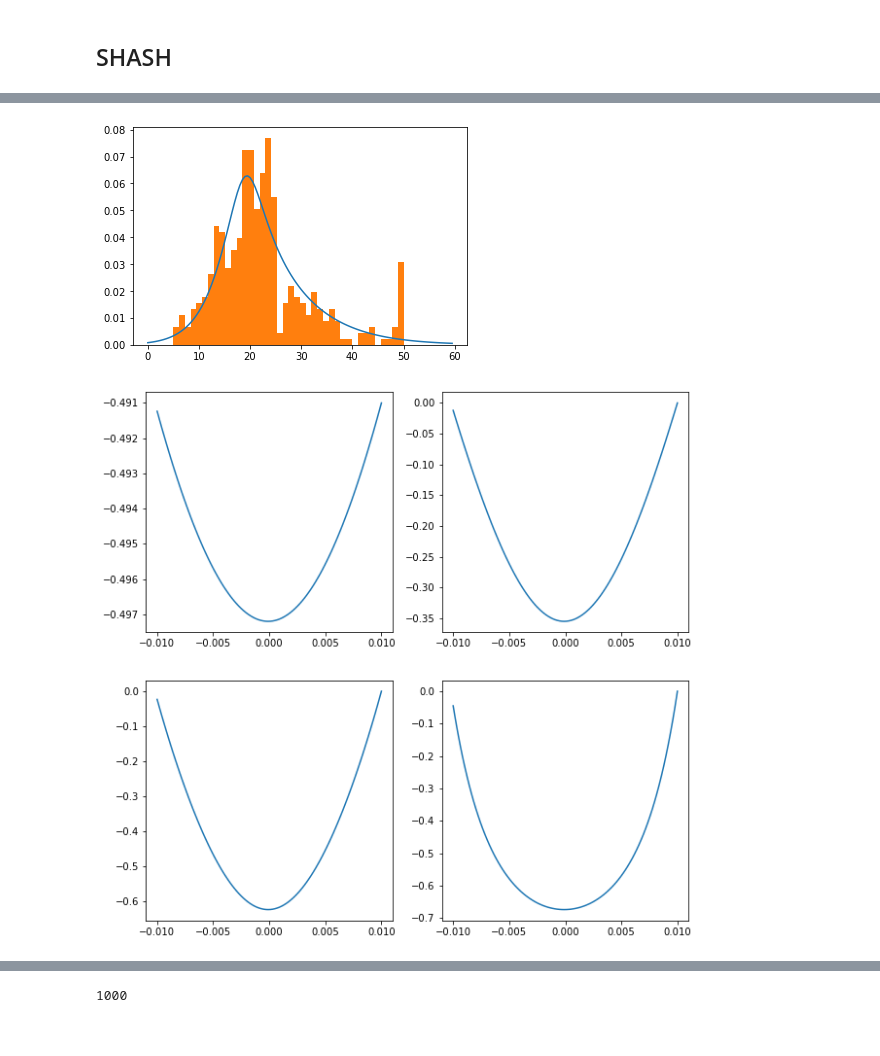
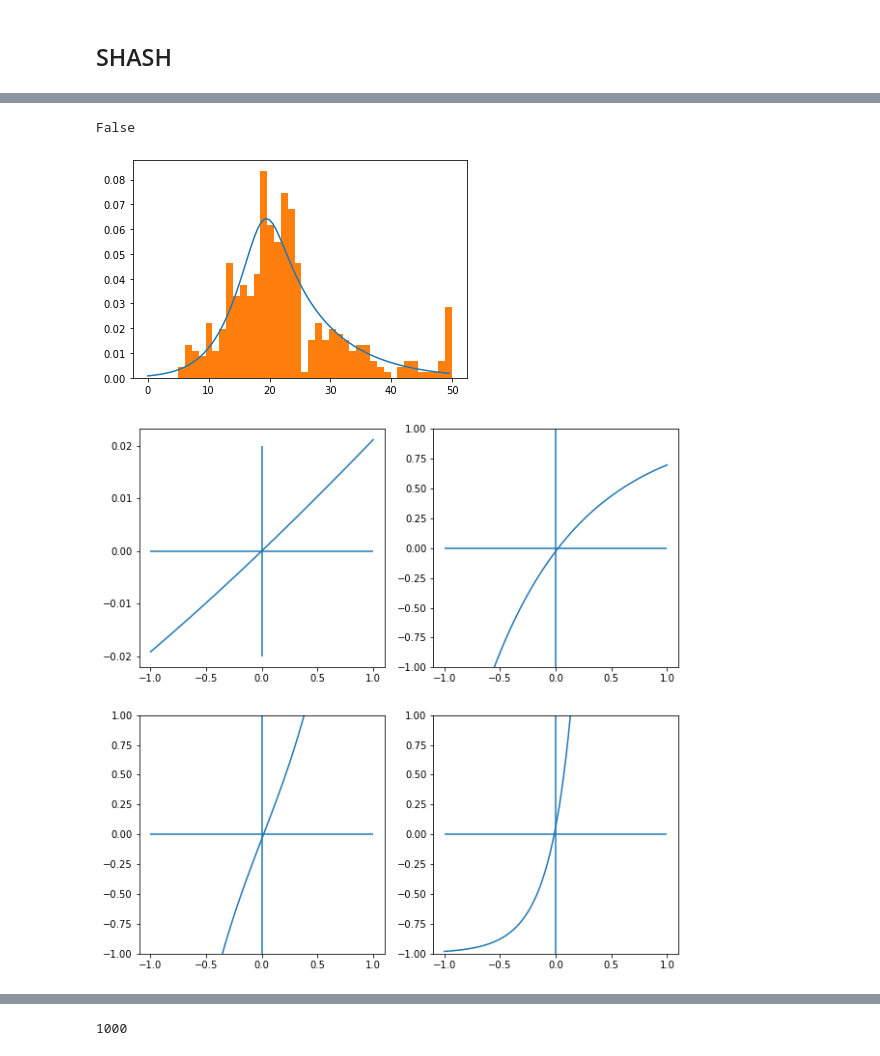
Before and after one commit to vlcekl/gboost_experiments, a Jupyter notebook: notebooks/test_shash.ipynb, the cells around one changed output, grey strips where cells are left out. Saved outputs shown, nothing was run; the diff lists cells and outputs as text; code cells hidden in the pictures.

Commit message:
updating ngboost

```diff
--- a/notebooks/test_shash.ipynb
+++ b/notebooks/test_shash.ipynb
@@ -54,9 +54,0 @@ plt.hist(Y_train, bins=30)
-# %%
-from ngboost import NGBRegressor
-from ngboost.distns import Exponential, Normal, LogNormal, SHASH, Laplace
-
-ngb = NGBRegressor(Dist=Laplace, n_estimators=1000)
-ngb.fit(X_train, Y_train, X_val=X_test, Y_val=Y_test)
-preds = ngb.staged_predict(X_test)
-print(ngb.best_val_loss_itr)
-best_preds = ngb.predict(X_test, max_iter=ngb.best_val_loss_itr)
@@ -156,9 +136,11 @@ Test NLL 4.216359881490615
 from ngboost import NGBRegressor
 from ngboost.distns import Exponential, Normal, LogNormal, SHASH
 
-ngbs = NGBRegressor(Dist=Normal, n_estimators=500, natural_gradient=True)
+np.seterr(all="ignore", under="ignore")
+
+ngbs = NGBRegressor(Dist=SHASH, n_estimators=1000, natural_gradient=True)
 ngbs.fit(X_train, Y_train, X_val=X_test, Y_val=Y_test)
-preds = ngb.staged_predict(X_test)
+preds = ngbs.staged_predict(X_test)
 print(ngbs.best_val_loss_itr)
-best_preds = ngbs.predict(X_test, max_iter=ngb.best_val_loss_itr)
+best_preds = ngbs.predict(X_test, max_iter=ngbs.best_val_loss_itr)
 # %% [output]
@@ -171,9 +163,0 @@ best_preds = ngbs.predict(X_test, max_iter=ngb.best_val_loss_itr)
-# %%
-from ngboost import NGBRegressor
-from ngboost.distns import Exponential, Normal, LogNormal, SHASH
-
-ngbs = NGBRegressor(Dist=SHASH, n_estimators=500, natural_gradient=True)
-ngbs.fit(X_train, Y_train, X_val=X_test, Y_val=Y_test)
-preds = ngb.staged_predict(X_test)
-print(ngbs.best_val_loss_itr)
-best_preds = ngbs.predict(X_test, max_iter=ngb.best_val_loss_itr)
@@ -252,23 +168,27 @@ overflow encountered in multiply
+# %%
+np.any(x == np.nan)
+# %% [output]
+False
 # %%
 # Test marginal probability fit
-x = np.arange(0, 60, 0.5)
-y=SHASH.dSHASHo(np.array([19.33028413, 1.44696399, 0.26685672, -0.39977293]), x)
+x = np.arange(0, 50, 0.5)
+y=SHASH.dSHASHo(np.array([19.45042339,  1.42281581,  0.25263455, -0.40219733]), x)
 plt.plot(x, y)
 _ = plt.hist(Y_train, bins=40, density=True)
 # %% [output]
-[figure, old version]
+[figure, new version]
 # %%
 # Check if gradients of NLL go through a minimum at the minimum of NLL
 
-pars = np.array([19.33028413, 1.44696399, 0.26685672, -0.39977293])
+pars = np.array([19.45042339,  1.42281581,  0.25263455, -0.40219733])
 y = []
-rng = np.linspace(-0.01, 0.01, 100)
+rng = np.linspace(-1, 1, 100)
 for i in range(len(pars)):
     y.append([])
     for r in rng:
-        pm = pars
+        pm = np.copy(pars)
         pm[i] += r
-        y[-1].append(SHASH.grad_nll(pm, ar)[i])
+        y[-1].append(SHASH.grad_nll(pm, Y_train)[i])
 
 
 y = np.array(y).T
@@ -278,8 +198,14 @@ fig, axs = plt.subplots(2, 2, figsize=(10, 10))
 axs = axs.ravel()
 for i in range(len(axs)):
     axs[i].plot(rng, y[:, i])
+    axs[i].hlines(0, -1, 1)
+    if i > 0:
+        axs[i].set_ylim(-1, 1)
+        axs[i].vlines(0, -1, 1)
+    else:
+        axs[i].vlines(0, -0.02, 0.02)
 # %% [output]
-[figure, old version]
+[figure, new version]
 # %%
 pred_dists = ngbs.staged_pred_dist(X_train)
 # Plot evolution of parameters for select test points
```
Also changed, not shown: parts of 26 cells of this notebook, 1 other file.
